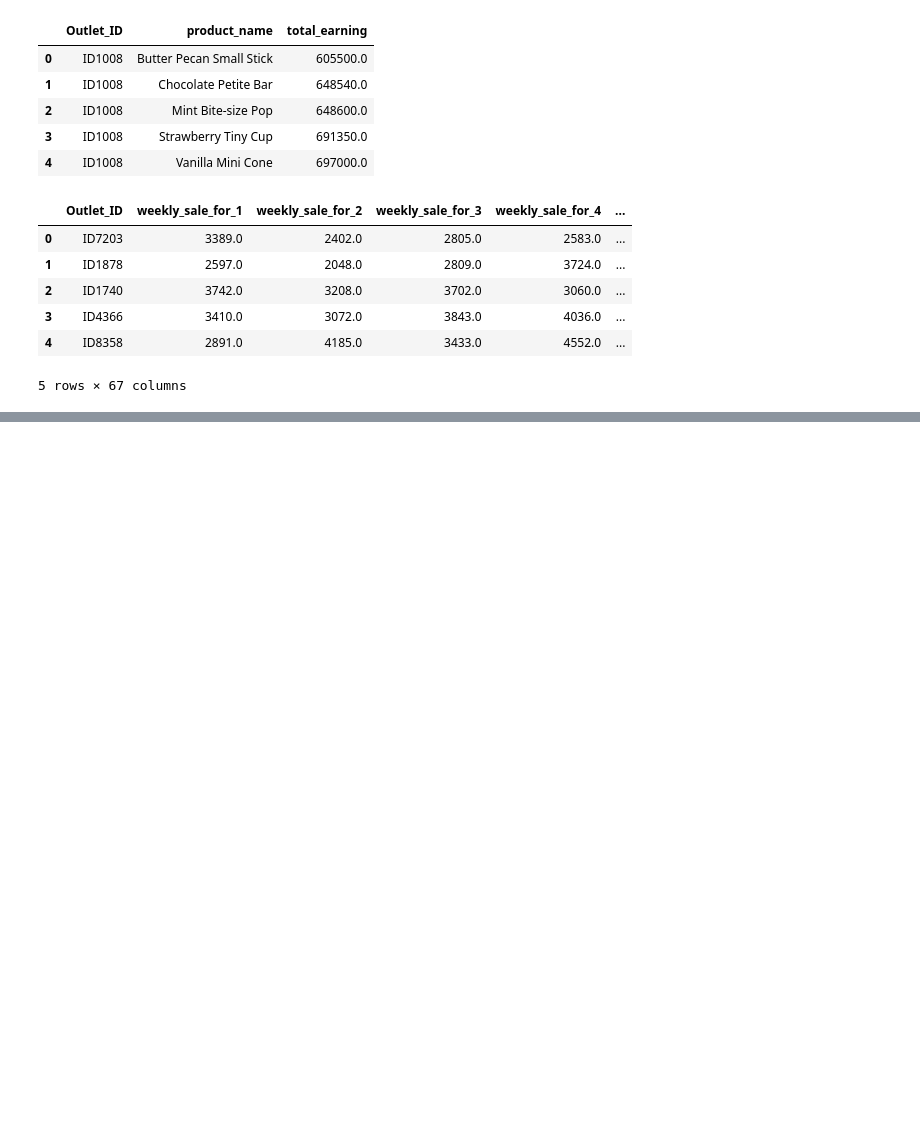
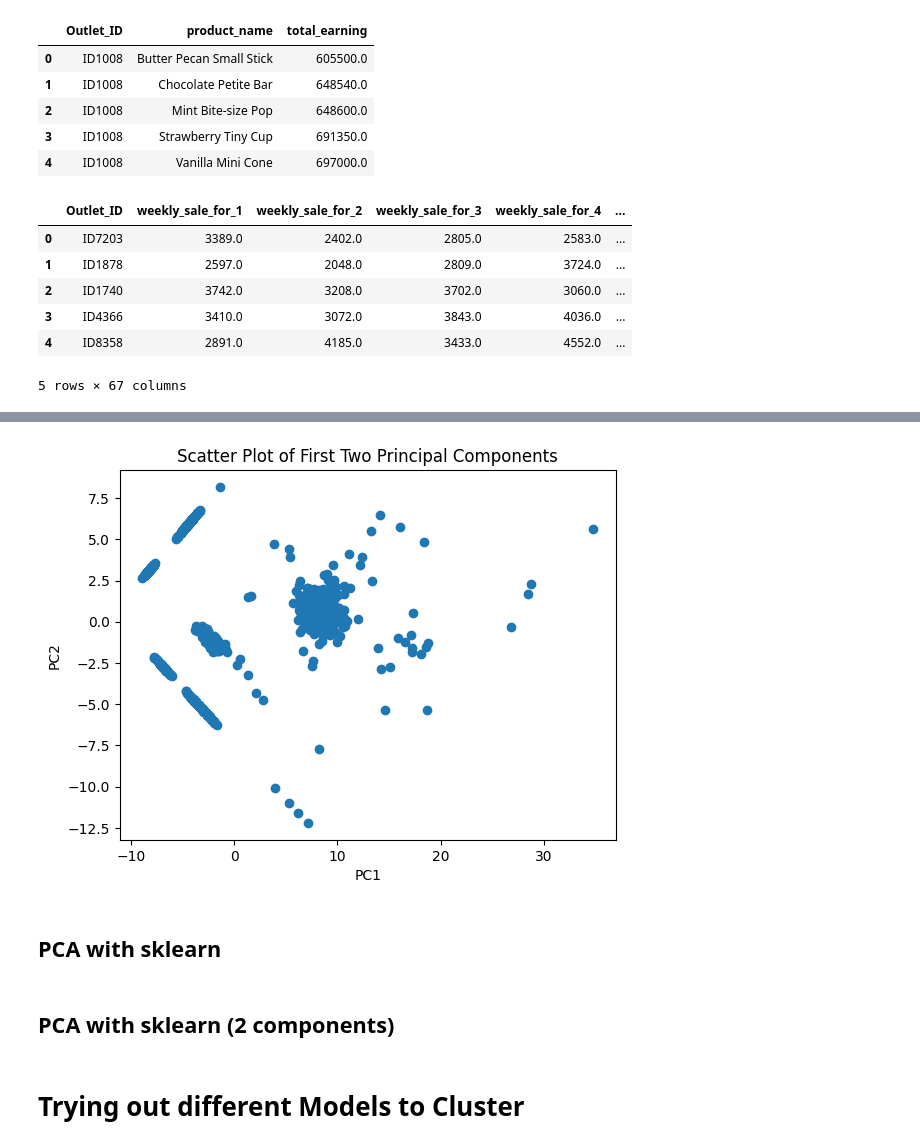
Before and after one commit to RadCod3/DataStorm-4.0-BrainLeftException-SemiFinals, a Jupyter notebook: template.ipynb, the cells around one changed output, grey strips where cells are left out. Saved outputs shown, nothing was run; the diff lists cells and outputs as text; code cells hidden in the pictures; blank space fills up the shorter version.

Commit message:
Tried different models

```diff
--- a/template.ipynb
+++ b/template.ipynb
@@ -655,0 +660,4 @@ outlet_info_df.head()
+# %%
+pca_process_df = outlet_info_df.copy(deep=True)
+pca_process_df.drop(['Outlet_ID'], axis=1, inplace=True)
+pca_process_df.dtypes
@@ -655,0 +677,31 @@ outlet_info_df.head()
+# %%
+from sklearn.preprocessing import StandardScaler
+scaler = StandardScaler()
+X_std = scaler.fit_transform(pca_process_df)
+
+cov_matrix = np.cov(X_std.T)
+eig_vals, eig_vecs = np.linalg.eig(cov_matrix)
+
+# Sort the eigenvalues and eigenvectors in descending order
+eig_pairs = [(np.abs(eig_vals[i]), eig_vecs[:,i]) for i in range(len(eig_vals))]
+eig_pairs.sort(key=lambda x: x[0], reverse=True)
+
+# Select the top k eigenvectors
+k = 10
+topk_eigvecs = np.array([eig_pairs[i][1] for i in range(k)])
+
+X_reduced = X_std.dot(topk_eigvecs.T)
+# %%
+pc1 = X_reduced[:, 0]
+pc2 = X_reduced[:, 1]
+
+# Create a scatter plot of the first two principal components
+plt.scatter(pc1, pc2)
+plt.xlabel("PC1")
+plt.ylabel("PC2")
+plt.title("Scatter Plot of First Two Principal Components")
+plt.show()
+# %% [output]
+[figure, added]
+# %% [markdown]
+## PCA with sklearn
@@ -655,0 +722,2 @@ outlet_info_df.head()
+# %% [markdown]
+## PCA with sklearn (2 components)
@@ -655,0 +738,2 @@ outlet_info_df.head()
+# %% [markdown]
+# Trying out different Models to Cluster
```
Also changed, not shown: parts of 49 cells of this notebook.
